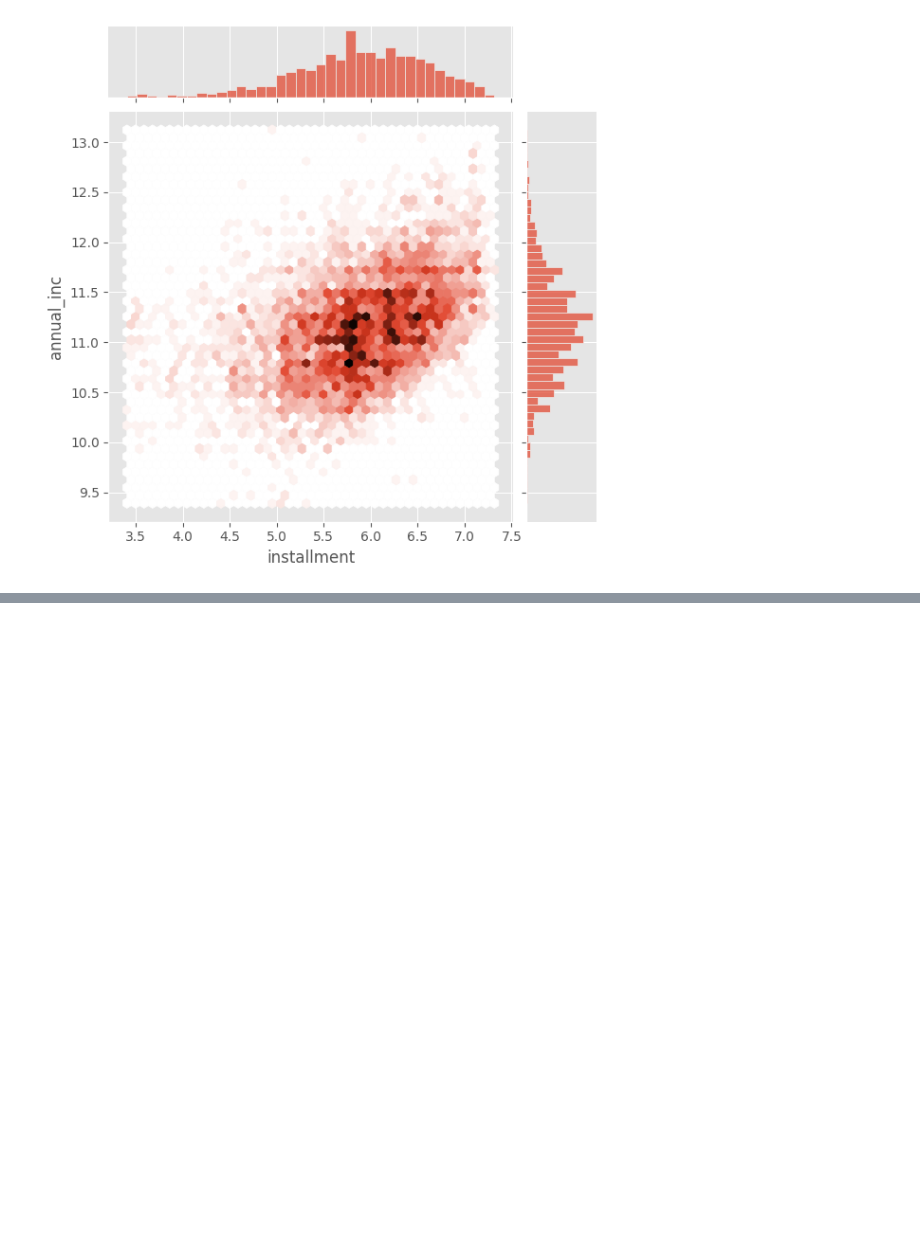
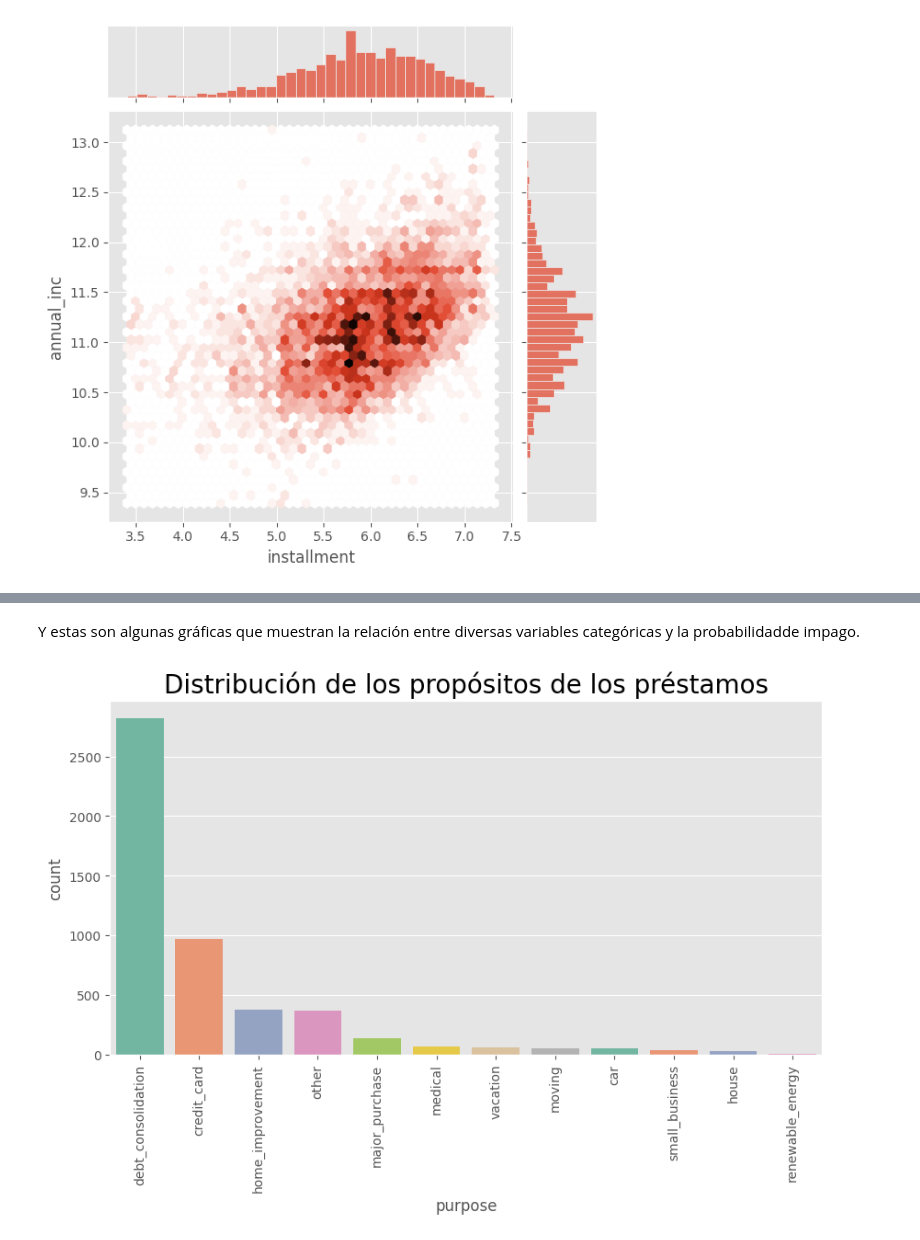
Before and after one commit to JosueMonte/Credit-Risk, a Jupyter notebook: ejecicio_integrador.ipynb, the cells around one changed output, grey strips where cells are left out. Cells and saved outputs as stored; diff of their text form; code cells hidden in the pictures; blank space fills up the shorter version.

```diff
--- a/ejecicio_integrador.ipynb
+++ b/ejecicio_integrador.ipynb
@@ -159,0 +181,11 @@ plt.show()
+# %% [markdown]
+Y estas son algunas gráficas que muestran la relación entre diversas variables categóricas y la probabilidadde impago.
+# %%
+plt.figure(figsize=(10, 5))
+datos.emp_length.value_counts()
+sns.countplot(x='purpose', order=datos['purpose'].value_counts().index, data=datos, palette='Set2')
+plt.xticks(rotation=90)
+plt.title("Distribución de los propósitos de los préstamos", fontsize=20)
+plt.show()
+# %% [output]
+[figure, added]
```
Also changed, not shown: parts of 69 cells of this notebook, 2 other files.
